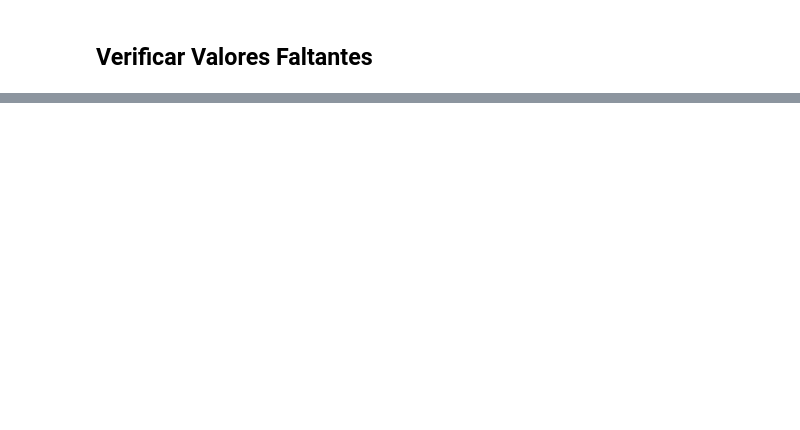
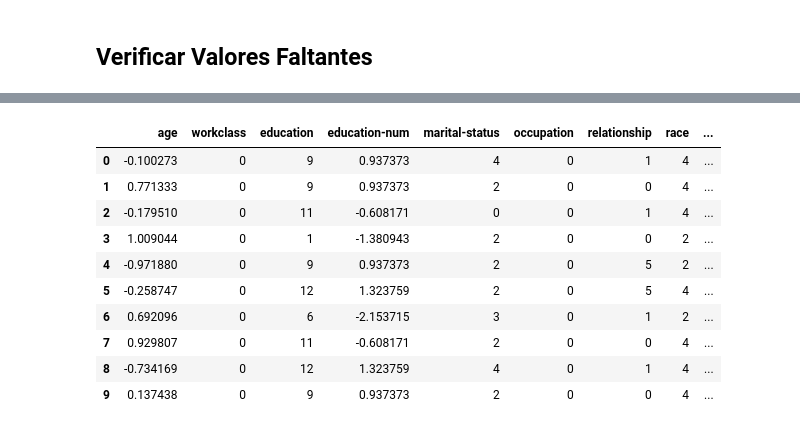
Before and after one commit to Reneress/Mestrado_Mineracao, a Jupyter notebook: Atividade_1_leonardo_Vinicius.ipynb, the cells around one changed output, grey strips where cells are left out. Drawn from its saved outputs; the diff is of its cells as text; code cells hidden in the pictures; blank space fills up the shorter version.

```diff
--- a/Atividade_1_leonardo_Vinicius.ipynb
+++ b/Atividade_1_leonardo_Vinicius.ipynb
@@ -219,0 +437,21 @@ TypeError: PCA does not support sparse input. See TruncatedSVD for a possible al
+# %%
+from imblearn.over_sampling import SMOTE
+
+# Definir as variáveis dependentes e independentes
+X = df.drop('income', axis=1)
+y = df['income']
+
+# Aplicar SMOTE para balancear as classes
+smote = SMOTE(random_state=42)
+X_resampled, y_resampled = smote.fit_resample(X, y)
+
+# Verificar a nova distribuição das classes
+print(y_resampled.value_counts())
+
+# Plotar a nova distribuição das classes
+y_resampled.value_counts().plot(kind='bar', color=['skyblue', 'salmon'])
+plt.title('Distribuição das Classes Após SMOTE')
+plt.xlabel('Classe')
+plt.ylabel('Número de Ocorrências')
+plt.xticks(rotation=0)
+plt.show()
@@ -219,0 +475,14 @@ TypeError: PCA does not support sparse input. See TruncatedSVD for a possible al
+# %%
+display(X_resampled.head(10))
+# %% [output]
+|  | age | workclass | education | education-num | marital-status | occupation | relationship | race | ... |
+| 0 | -0.100273 | 0 | 9 | 0.937373 | 4 | 0 | 1 | 4 | ... |
+| 1 | 0.771333 | 0 | 9 | 0.937373 | 2 | 0 | 0 | 4 | ... |
+| 2 | -0.179510 | 0 | 11 | -0.608171 | 0 | 0 | 1 | 4 | ... |
+| 3 | 1.009044 | 0 | 1 | -1.380943 | 2 | 0 | 0 | 2 | ... |
+| 4 | -0.971880 | 0 | 9 | 0.937373 | 2 | 0 | 5 | 2 | ... |
+| 5 | -0.258747 | 0 | 12 | 1.323759 | 2 | 0 | 5 | 4 | ... |
+| 6 | 0.692096 | 0 | 6 | -2.153715 | 3 | 0 | 1 | 2 | ... |
+| 7 | 0.929807 | 0 | 11 | -0.608171 | 2 | 0 | 0 | 4 | ... |
+| 8 | -0.734169 | 0 | 12 | 1.323759 | 4 | 0 | 1 | 4 | ... |
+| 9 | 0.137438 | 0 | 9 | 0.937373 | 2 | 0 | 0 | 4 | ... |
```
Also changed, not shown: parts of 41 cells of this notebook.
